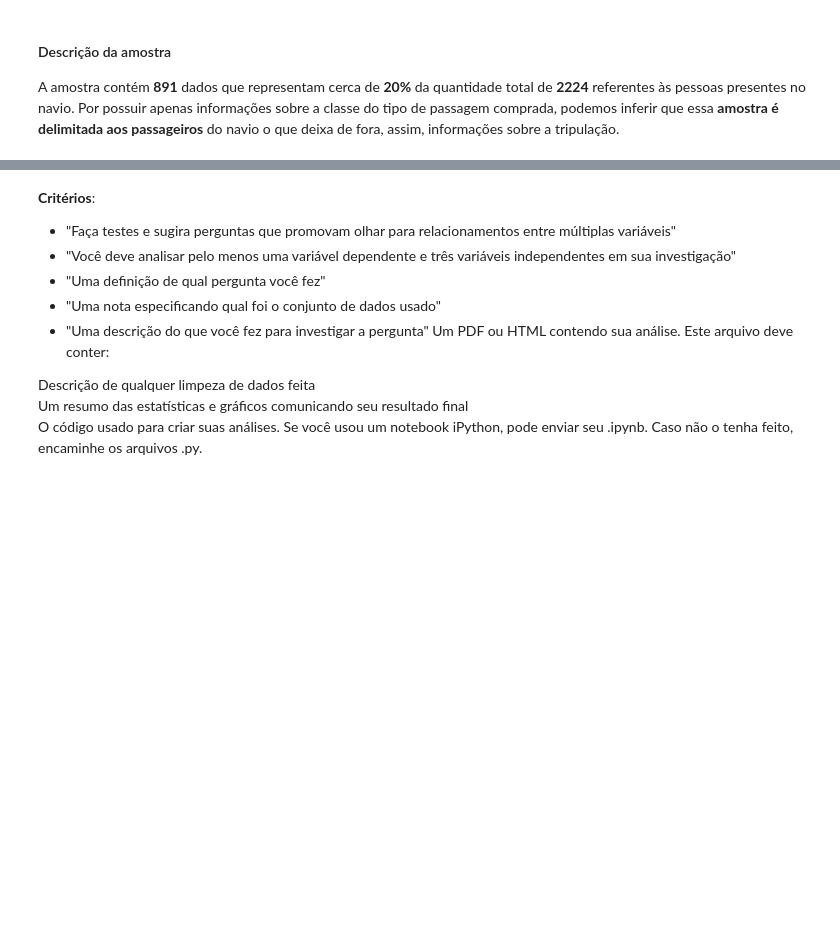
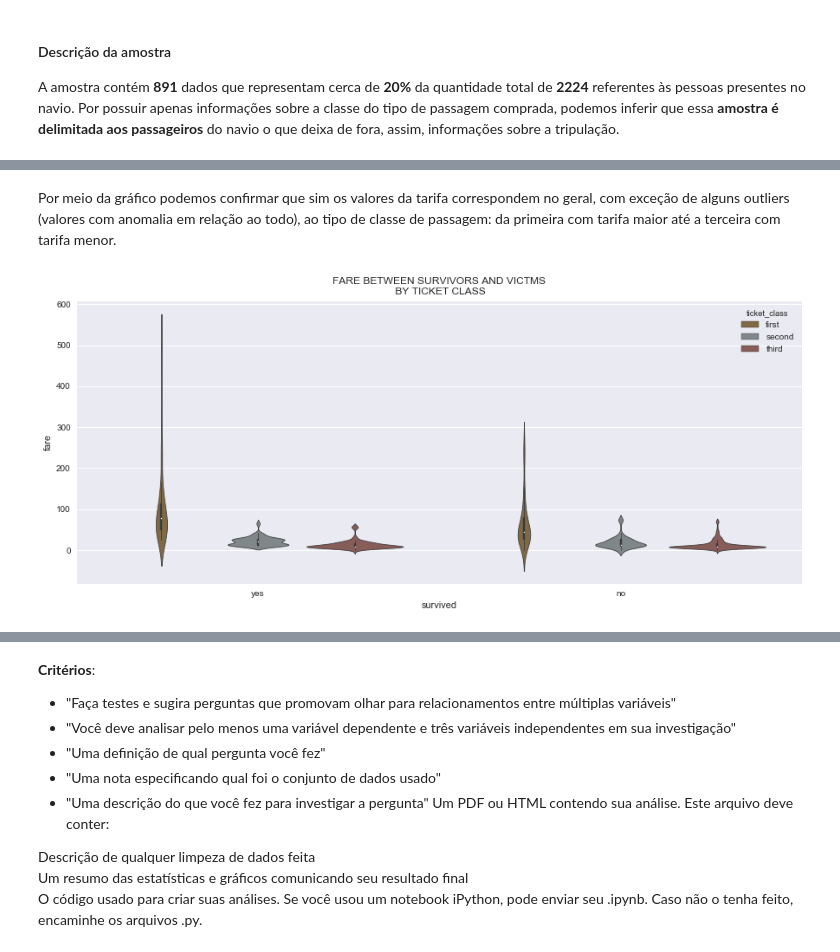
Before and after one commit to aguiarsouzatiz/udacity-nanodegree-data-science, a Jupyter notebook: 02 Data Analysis Titanic Data/data_analysis_titanic_data.ipynb, the cells around one changed output, grey strips where cells are left out. Saved outputs shown, nothing was run; the diff lists cells and outputs as text; code cells hidden in the pictures; blank space fills up the shorter version.

```diff
--- a/02 Data Analysis Titanic Data/data_analysis_titanic_data.ipynb
+++ b/02 Data Analysis Titanic Data/data_analysis_titanic_data.ipynb
@@ -178,0 +148,13 @@ sns.clustermap(dsf)
+# %% [markdown]
+Por meio da gráfico podemos confirmar que sim os valores da tarifa correspondem no geral, com exceção de alguns outliers (valores com anomalia em relação ao todo), ao tipo de classe de passagem: da primeira com tarifa maior até a terceira com tarifa menor.
+# %%
+figure, ax = plt.subplots(1,1, sharex='col', sharey='row', figsize=(15,6))
+# ----------------------------------------------------------------------------------------------------
+fare_ticket_class_destiny = sns.violinplot(x='survived', y='fare', order=['yes','no'], data=data_titanic,\
+                                   hue_order=['first','second','third'], hue='ticket_class',\
+                                   palette=st.palette_classes, linewidth=0.8, )
+pf.set_title(fare_ticket_class_destiny, 'Fare between survivors and victms\n by ticket class')
+# ----------------------------------------------------------------------------------------------------
+figure.show()
+# %% [output]
+[figure, added]
```
Also changed, not shown: parts of 51 cells of this notebook, 1 other file.
